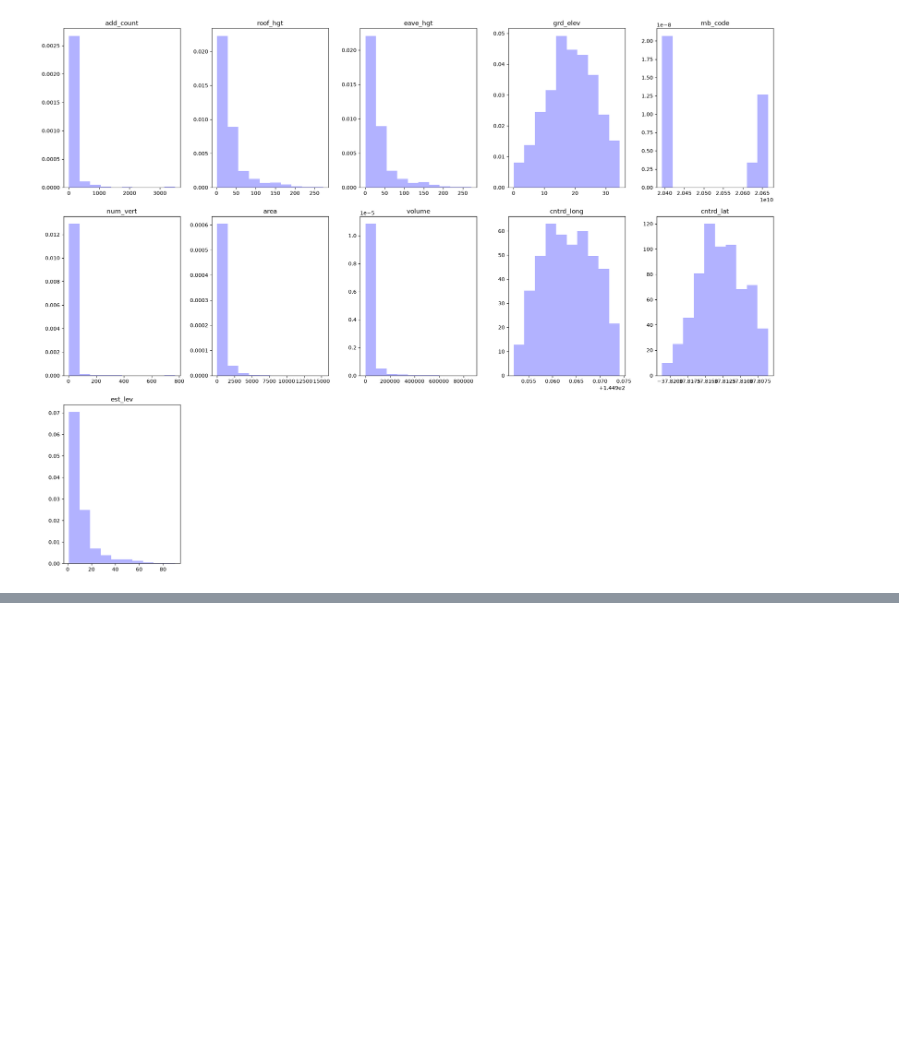
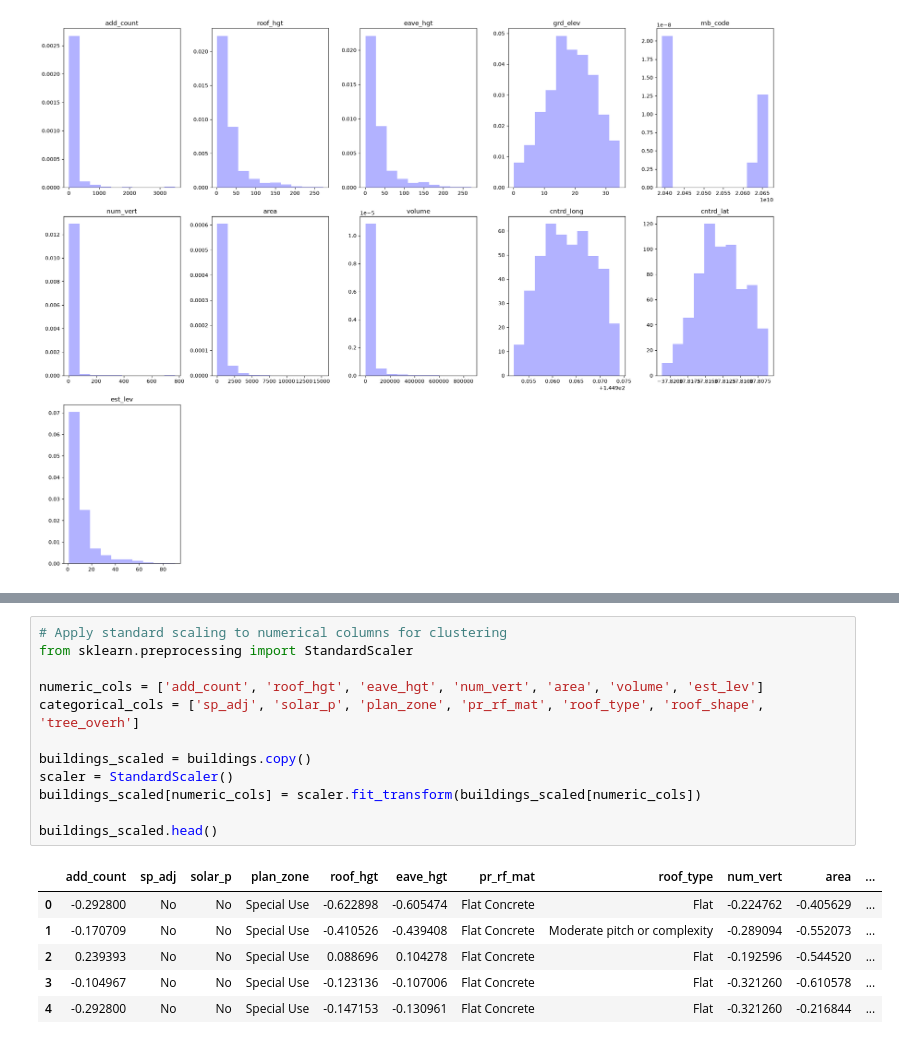
Before and after one commit to s4161925/s4161925_COSC2816_A1_Task1, a Jupyter notebook: A1_buildings_MLcode.ipynb, the cells around one changed output, grey strips where cells are left out. Cells and saved outputs as stored; diff of their text form; blank space fills up the shorter version.

```diff
--- a/A1_EDA and ML Code.ipynb
+++ b/A1_buildings_MLcode.ipynb
@@ -133 +216,20 @@ plt.show()
+# %%
+# Apply standard scaling to numerical columns for clustering
+from sklearn.preprocessing import StandardScaler
+
+numeric_cols = ['add_count', 'roof_hgt', 'eave_hgt', 'num_vert', 'area', 'volume', 'est_lev']
+categorical_cols = ['sp_adj', 'solar_p', 'plan_zone', 'pr_rf_mat', 'roof_type', 'roof_shape', 'tree_overh']
+
+buildings_scaled = buildings.copy()
+scaler = StandardScaler()
+buildings_scaled[numeric_cols] = scaler.fit_transform(buildings_scaled[numeric_cols])
+
+buildings_scaled.head()
+# %% [output]
+|  | add_count | sp_adj | solar_p | plan_zone | roof_hgt | eave_hgt | pr_rf_mat | roof_type | num_vert | area | ... |
+| 0 | -0.292800 | No | No | Special Use | -0.622898 | -0.605474 | Flat Concrete | Flat | -0.224762 | -0.405629 | ... |
+| 1 | -0.170709 | No | No | Special Use | -0.410526 | -0.439408 | Flat Concrete | Moderate pitch or complexity | -0.289094 | -0.552073 | ... |
+| 2 | 0.239393 | No | No | Special Use | 0.088696 | 0.104278 | Flat Concrete | Flat | -0.192596 | -0.544520 | ... |
+| 3 | -0.104967 | No | No | Special Use | -0.123136 | -0.107006 | Flat Concrete | Flat | -0.321260 | -0.610578 | ... |
+| 4 | -0.292800 | No | No | Special Use | -0.147153 | -0.130961 | Flat Concrete | Flat | -0.321260 | -0.216844 | ... |
 # %%
```
Also changed, not shown: parts of 8 cells of this notebook, 3 other files.
